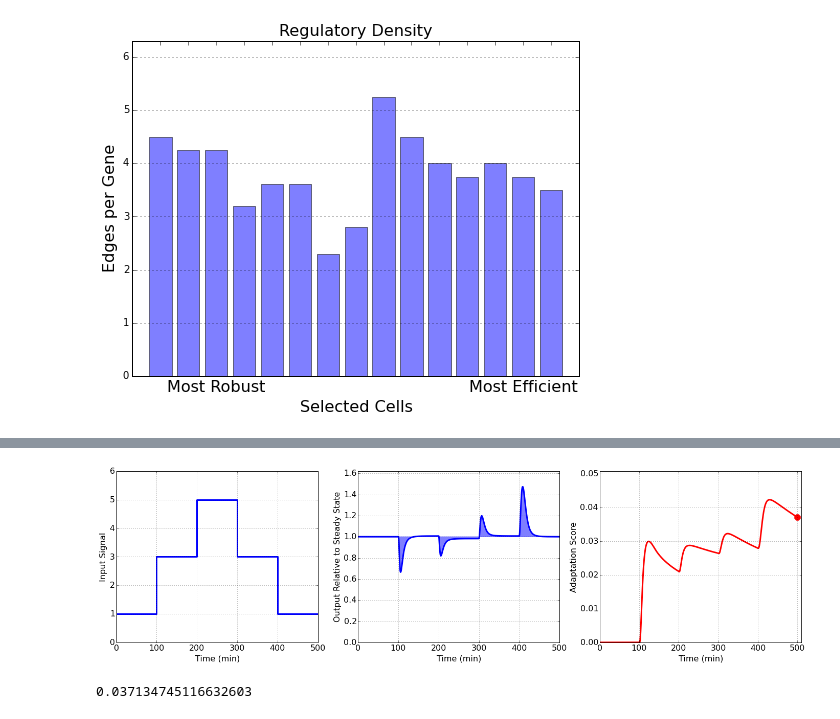
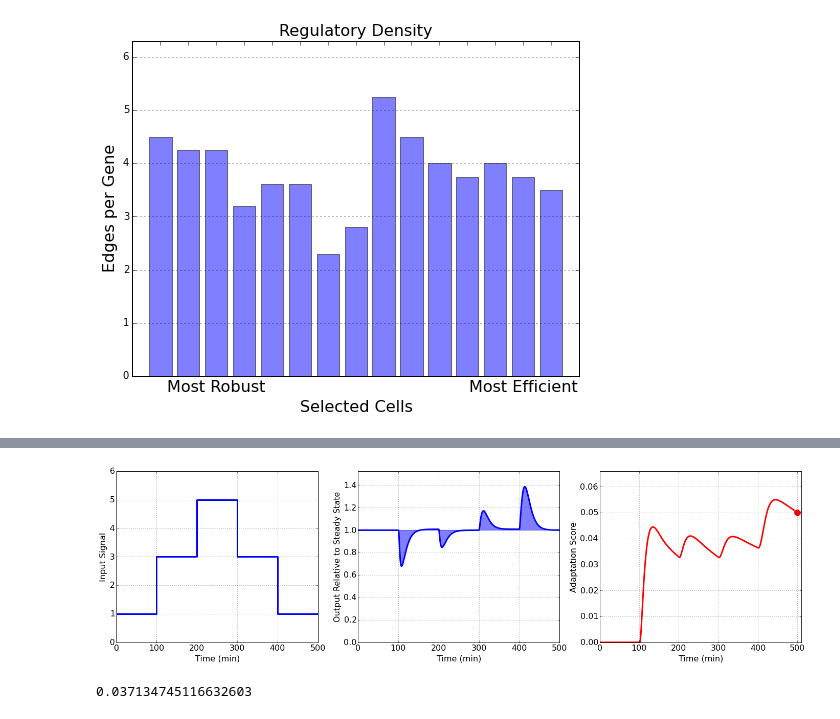
Before and after one commit to sbernasek/evolution_of_grn, a Jupyter notebook: analysis.ipynb, the cells around one changed output, grey strips where cells are left out. Saved outputs shown, nothing was run; the diff lists cells and outputs as text; code cells hidden in the pictures.

```diff
--- a/analysis.ipynb
+++ b/analysis.ipynb
@@ -107,12 +108,12 @@ ValueError: operands could not be broadcast together with shapes (306,) (292,)
 # %%
 # select a cell from the population
-cell_num = 1
+cell_num = 10
 cell = list(results[len(results)-1].items())[cell_num][0]
 
 # run adaptation test
 score, energy = adaptation_test(cell, input_node=2, output_node=1, input_random=False, plot=True)
 # %% [output]
-[figure, old version]
+[figure, new version]
 # %%
 score
 # %% [output]
```
Also changed, not shown: parts of 7 cells of this notebook, 2 other files.
